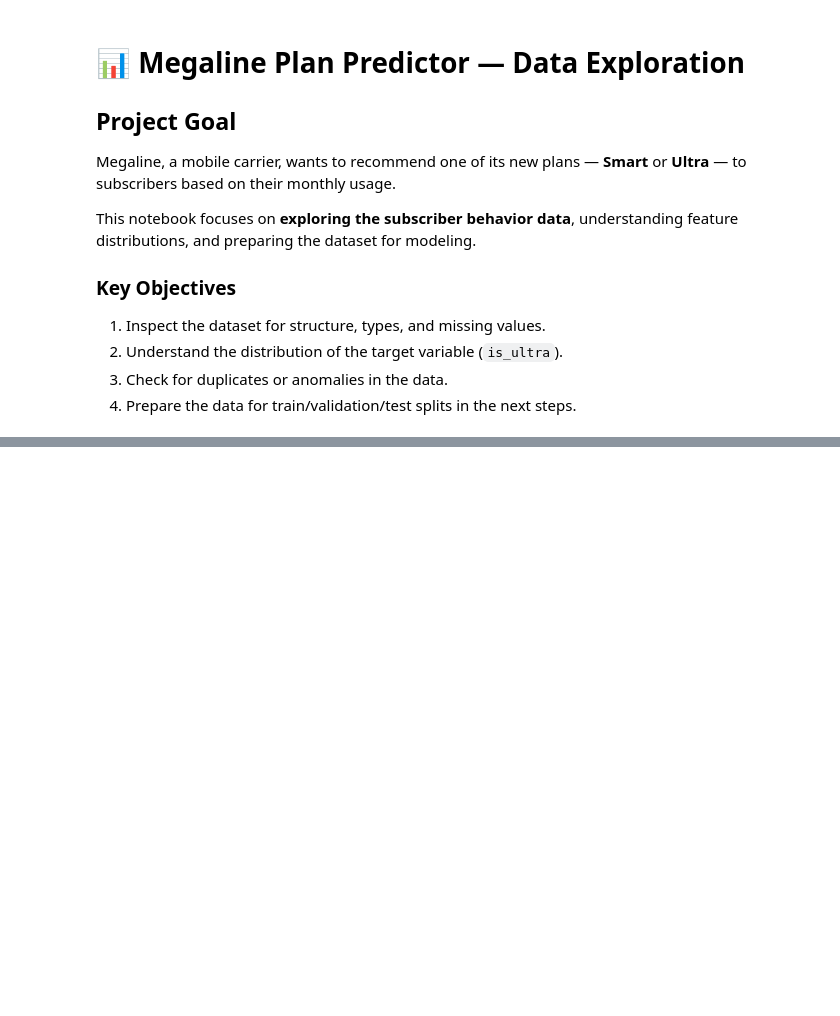
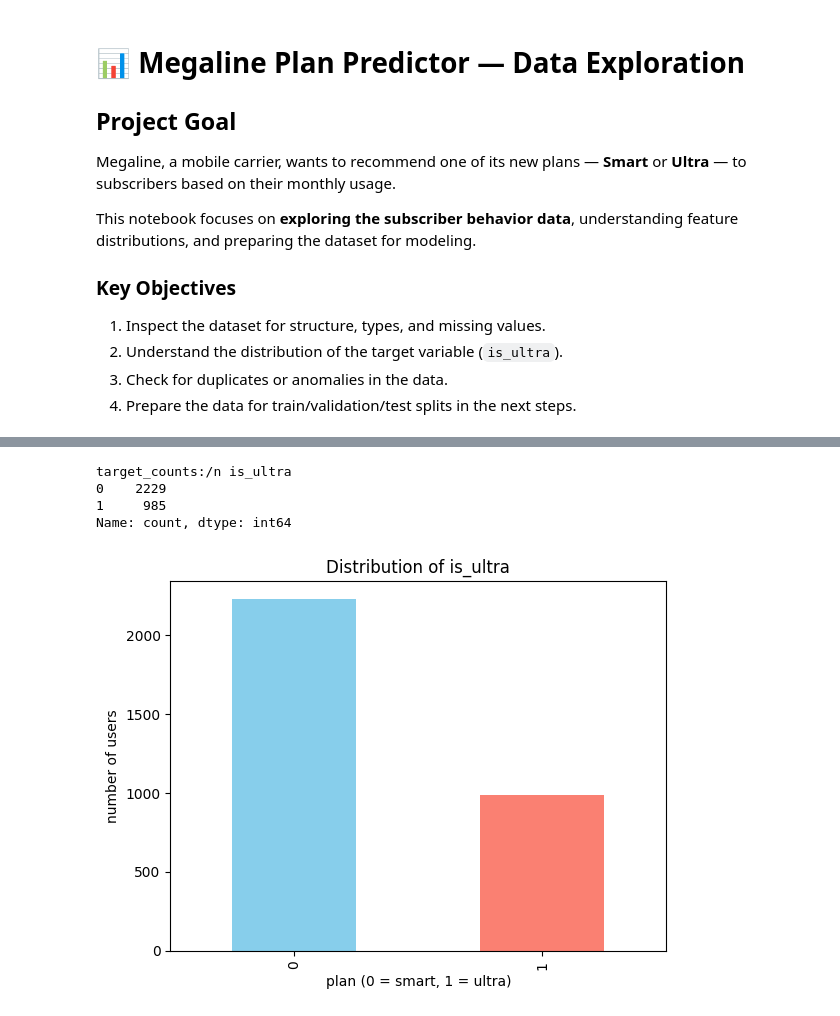
Before and after one commit to OzvalDoRJ4552/megaline_plan_predictor, a Jupyter notebook: notebooks/01_exploration.ipynb, the cells around one changed output, grey strips where cells are left out. Cells and saved outputs as stored; diff of their text form; code cells hidden in the pictures; blank space fills up the shorter version.

```diff
--- a/notebooks/01_exploration.ipynb
+++ b/notebooks/01_exploration.ipynb
@@ -17,0 +27,3 @@ ModuleNotFoundError: No module named 'pandas'
+# %%
+df = pd.read_csv('../data/users_behavior.csv')
+df.head(10)
@@ -17,0 +75,20 @@ ModuleNotFoundError: No module named 'pandas'
+# %%
+# explore target variable 'is_ultra'
+# This helps us undestand how many users are on each plan (0 = smart, 1 = ultra)
+
+#count the number of users in each plan
+target_counts = df['is_ultra'].value_counts()
+print("target_counts:/n", target_counts)
+
+# Create a bar plot
+target_counts.plot(kind='bar', color=['skyblue', 'salmon'])
+plt.title('Distribution of is_ultra')
+plt.xlabel("plan (0 = smart, 1 = ultra)")
+plt.ylabel("number of users")
+plt.show()
+# %% [output]
+target_counts:/n is_ultra
+0    2229
+1     985
+Name: count, dtype: int64
+[figure, added]
```
Also changed, not shown: parts of 20 cells of this notebook, 1 other file.
